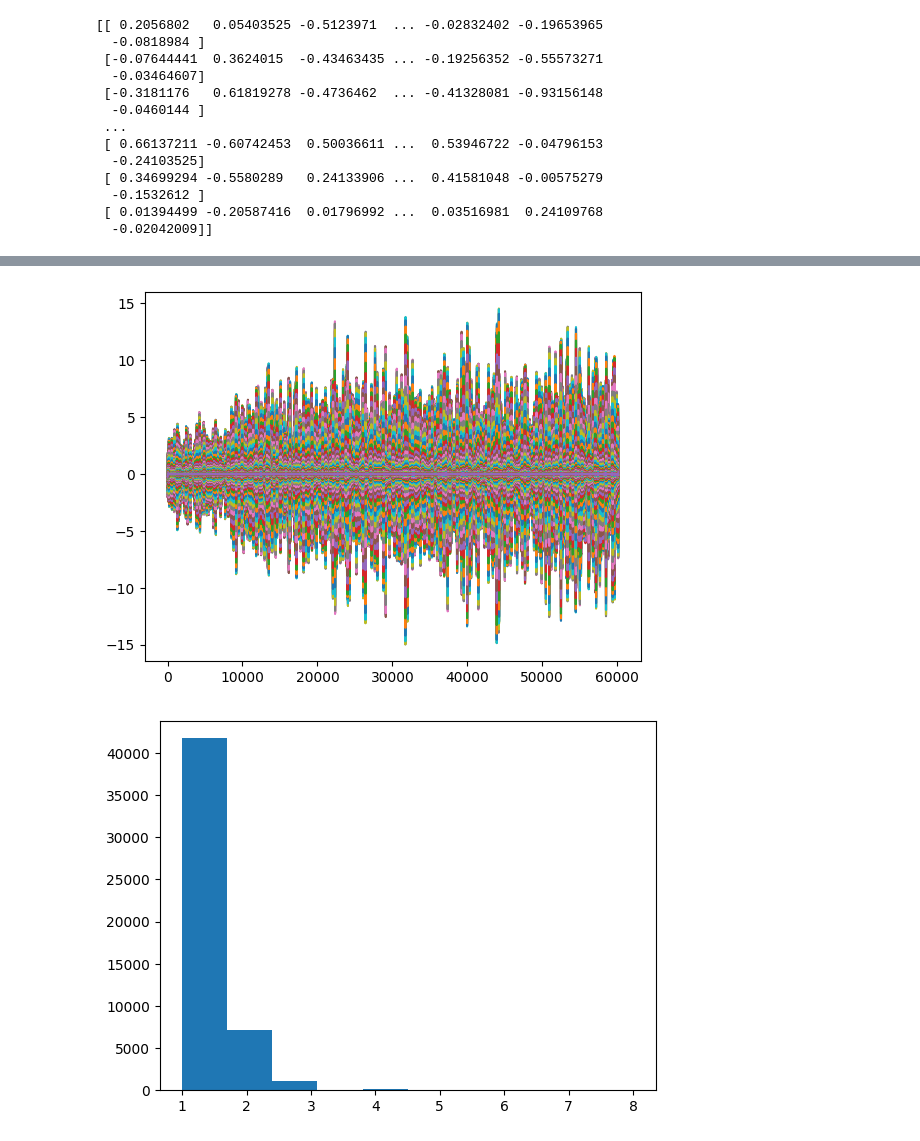
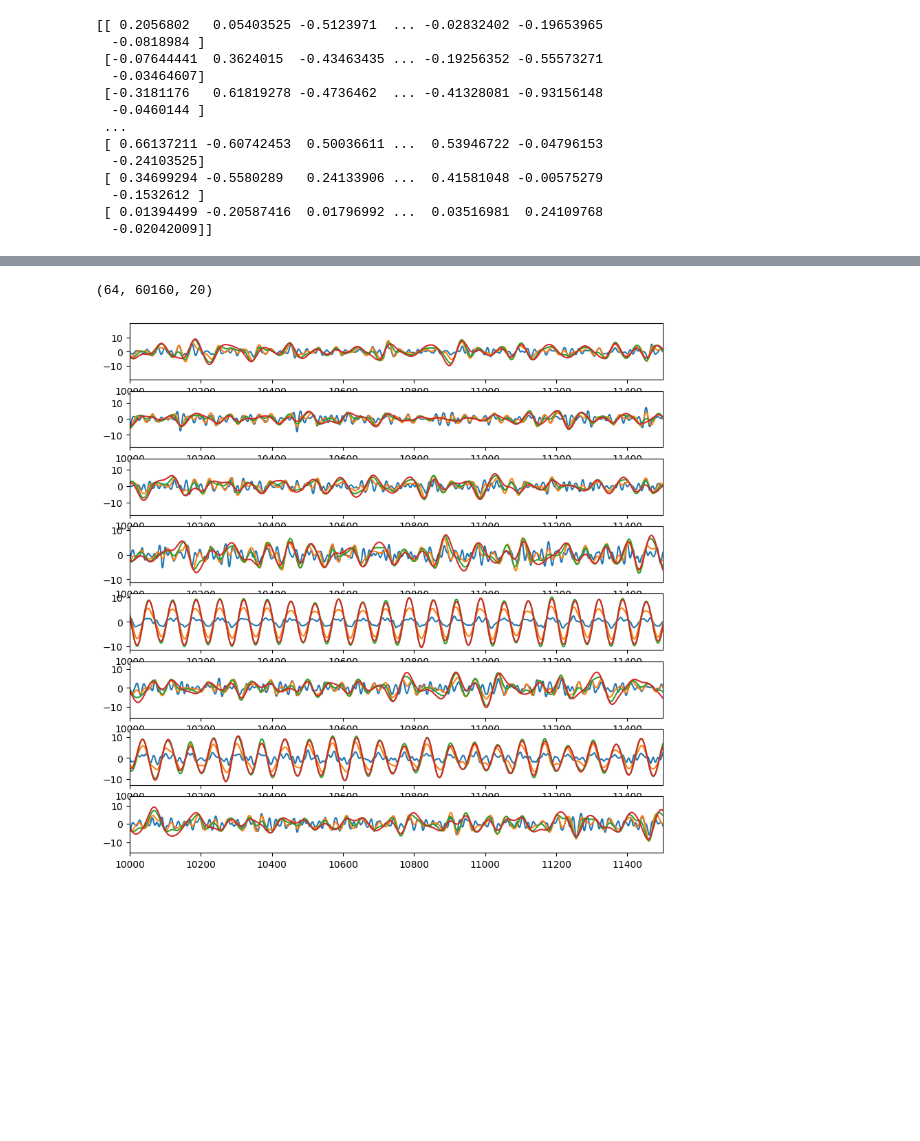
Before and after one commit to Electrum9/mlsp-project, a Jupyter notebook: ICA.ipynb, the cells around one changed output, grey strips where cells are left out. Saved outputs shown, nothing was run; the diff lists cells and outputs as text; code cells hidden in the pictures; blank space fills up the shorter version.

Commit message:
firing times

```diff
--- a/ICA.ipynb
+++ b/ICA.ipynb
@@ -96,9 +95,8 @@ plt.show()
 # %%
-# These numbers were derived from literature somehow
-filtered_IC = butter_bandpass_filter(IC.T, lowcut=50, highcut=150, fs=4000).T
+# filtered_IC = butter_bandpass_filter(IC.T, lowcut=50, highcut=150, fs=4000).T
 
-fig, ax = plt.subplots(nrows=filtered_IC.shape[1]//8)
-for i in range(0, filtered_IC.shape[1]//8):
-    ax[i].plot(filtered_IC[:, i])
-    ax[i].set_xlim(left=10000, right=10000+1500)
-plt.show()
+# fig, ax = plt.subplots(nrows=filtered_IC.shape[1]//8, figsize=[10, 10])
+# for i in range(0, filtered_IC.shape[1]//8):
+#     ax[i].plot(filtered_IC[:, i])
+#     ax[i].set_xlim(left=10000, right=10000+1500)
+# plt.show()
@@ -107,29 +103,20 @@ plt.show()
-# %%
-import numpy as np
-from scipy import signal
-import matplotlib.pyplot as plt
-t = np.linspace(-1, 1, 200, endpoint=False)
-sig  = filtered_IC[:, 0]
-widths = np.arange(5, 50)
-cwtmatr = signal.cwt(sig, signal.ricker, widths)
-
-plt.plot(cwtmatr.T)
-plt.show()
-# %% [output]
-[figure, removed]
-# %%
-firing_times = []
-
-for i in range(filtered_IC.shape[1]):
-    peaks, _ = find_peaks(filtered_IC[:, i])
-    firing_times.extend(peaks)
-
-firing_times = np.asarray(firing_times)
-firing_times = np.unique(firing_times)
-# %%
-intervals = firing_times[1:] - firing_times[:-1]
-
-plt.hist(intervals)
-plt.show()
-# %% [output]
-[figure, removed]
+# %%
+wavelet_convolved_IC = []
+WIDTHS = np.arange(5, 25, 1)
+
+for i in range(IC.shape[1]):
+    wavelet_convolved_IC.append(cwt(IC[:, i], ricker, WIDTHS))
+
+wavelet_convolved_IC = np.asarray(wavelet_convolved_IC)
+wavelet_convolved_IC = np.moveaxis(wavelet_convolved_IC, [0, 1, 2], [0, 2, 1])
+print(wavelet_convolved_IC.shape)
+# %% [output]
+(64, 60160, 20)
+# %%
+fig, ax = plt.subplots(nrows=wavelet_convolved_IC.shape[0]//8, figsize=[10, 10])
+for i in range(0, wavelet_convolved_IC.shape[0]//8):
+    ax[i].plot(wavelet_convolved_IC[i, :, ::5])
+    ax[i].set_xlim(left=10000, right=10000+1500)
+plt.show()
+# %% [output]
+[figure, added]
```
Also changed, not shown: parts of 6 cells of this notebook, 2 other files.
